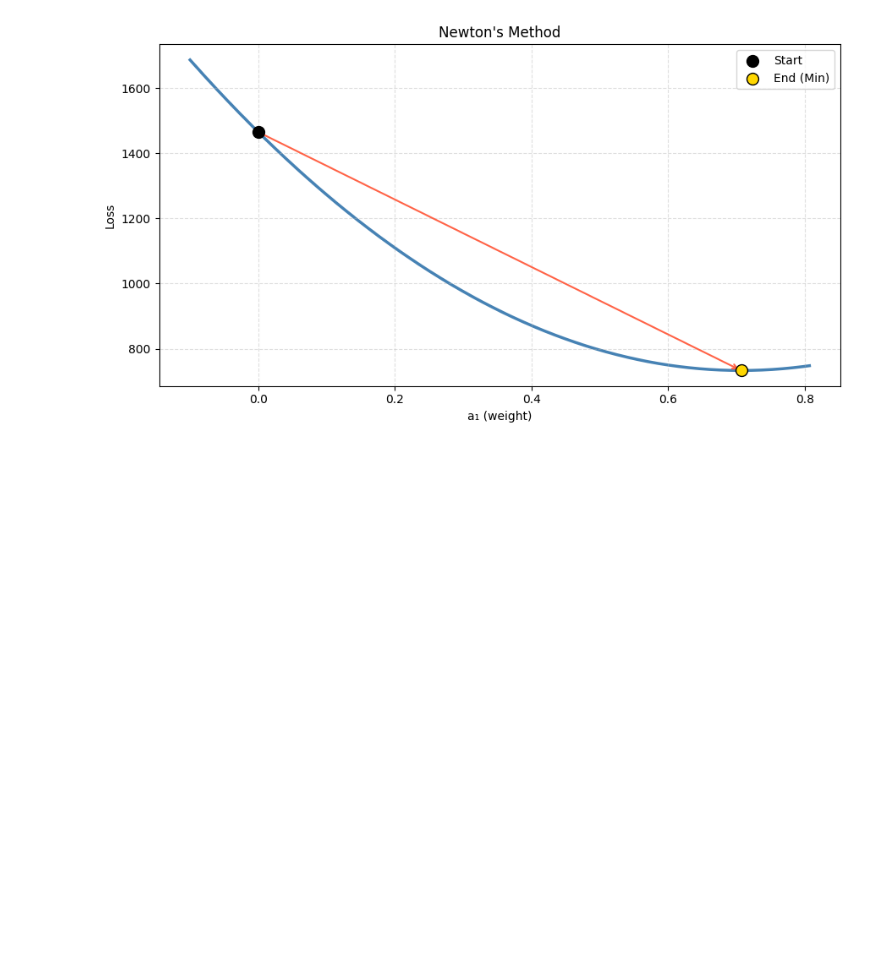
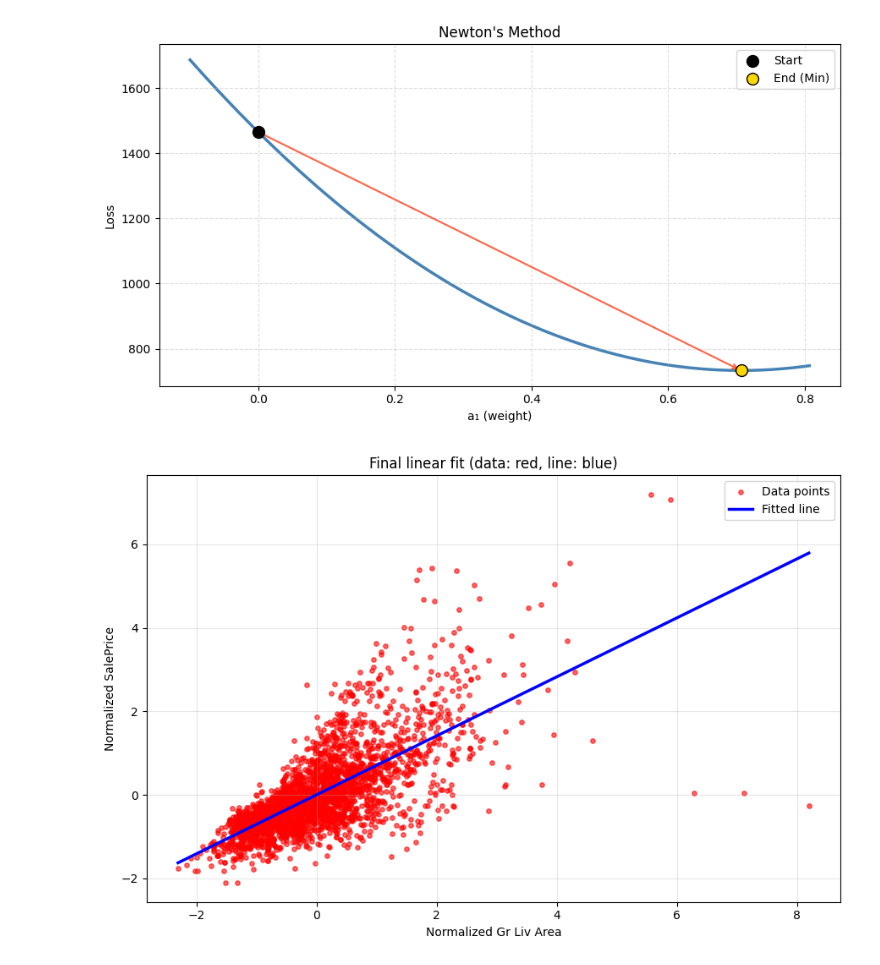
Before and after one commit to MohamedEliwa204/Gradient-descent-and-newton-method, a Jupyter notebook: p1.ipynb, the cells around one changed output. Cells and saved outputs as stored; diff of their text form; code cells hidden in the pictures; blank space fills up the shorter version.

Commit message:
Additional Plot

```diff
--- a/p1.ipynb
+++ b/p1.ipynb
@@ -227,3 +227,26 @@ plot_loss_path(nm_history,        title="Newton's Method", step=1)
 [figure]
 [figure]
 [figure]
+# %%
+# Plot the final linear function among the data points
+plt.figure(figsize=(9, 6))
+# Plot data points in red (normalized)
+plt.scatter(x, y, color='red', s=15, alpha=0.6, label='Data points')
+# Choose fitted weights: prefer Newton's method if available
+try:
+    a0_plot, a1_plot = nm_a0, nm_a1
+except NameError:
+    a0_plot, a1_plot = gd_a0, gd_a1
+# Create smooth line over x range and plot in blue
+x_line = np.linspace(x.min(), x.max(), 200)
+y_line = predict(x_line, a0_plot, a1_plot)
+plt.plot(x_line, y_line, color='blue', linewidth=2.5, label='Fitted line')
+plt.xlabel('Normalized Gr Liv Area')
+plt.ylabel('Normalized SalePrice')
+plt.title('Final linear fit (data: red, line: blue)')
+plt.legend()
+plt.grid(alpha=0.3)
+plt.tight_layout()
+plt.show()
+# %% [output]
+[figure, added]
```
